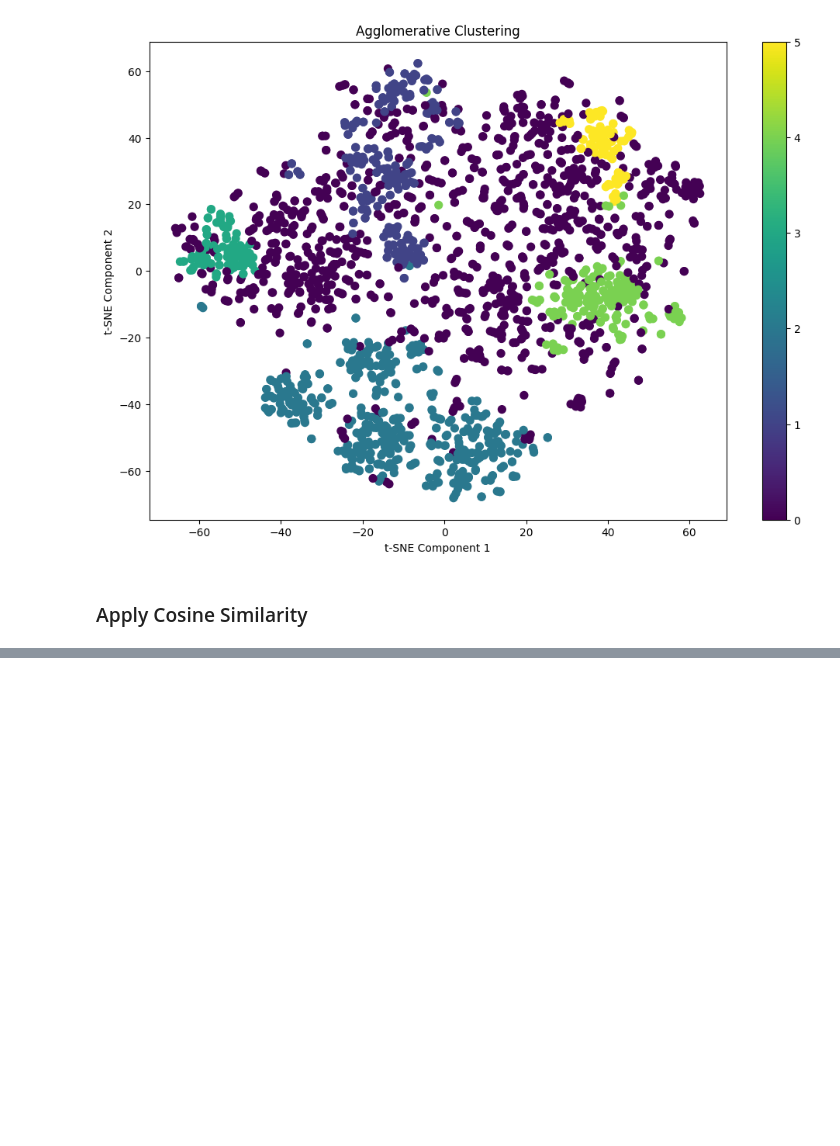
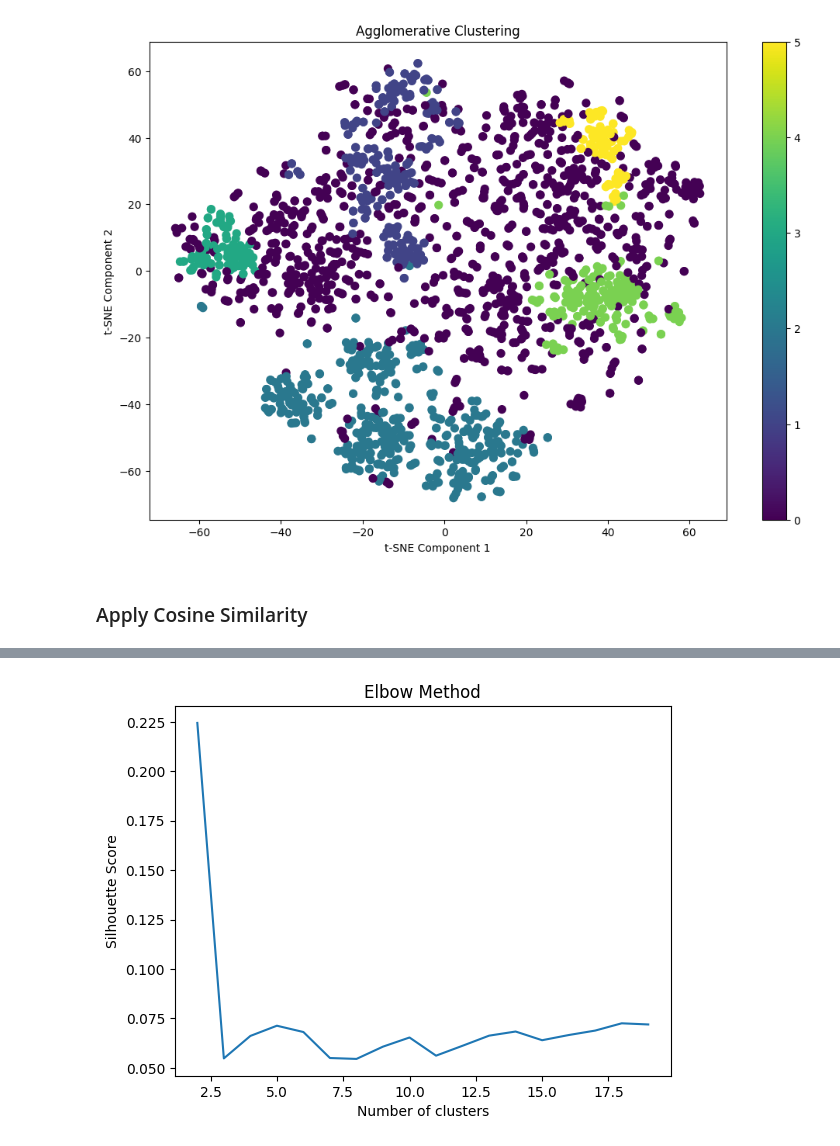
Before and after one commit to jnvshubham7/Event-Extraction, a Jupyter notebook: final_code.ipynb, the cells around one changed output, grey strips where cells are left out. Drawn from its saved outputs; the diff is of its cells as text; code cells hidden in the pictures; blank space fills up the shorter version.

```diff
--- a/final_code.ipynb
+++ b/final_code.ipynb
@@ -242,3 +260,18 @@ def vis_tsne(X, labels, title):
+# %%
+# find the optimal number of clusters for agglomerative clustering
+wcss = []
+for i in tqdm(range(2, 20)):
+    agg_clustering = AgglomerativeClustering(n_clusters=i)
+    y_agg = agg_clustering.fit_predict(X)
+    wcss.append(silhouette_score(X, y_agg))
+
+plt.plot(range(2, 2 + len(wcss)), wcss)
+plt.title('Elbow Method')
+plt.xlabel('Number of clusters')
+plt.ylabel('Silhouette Score')
+plt.show()
+# %% [output]
+[figure, added]
 # %%
 # Agglomerative Clustering
 
```
Also changed, not shown: parts of 9 cells of this notebook.
